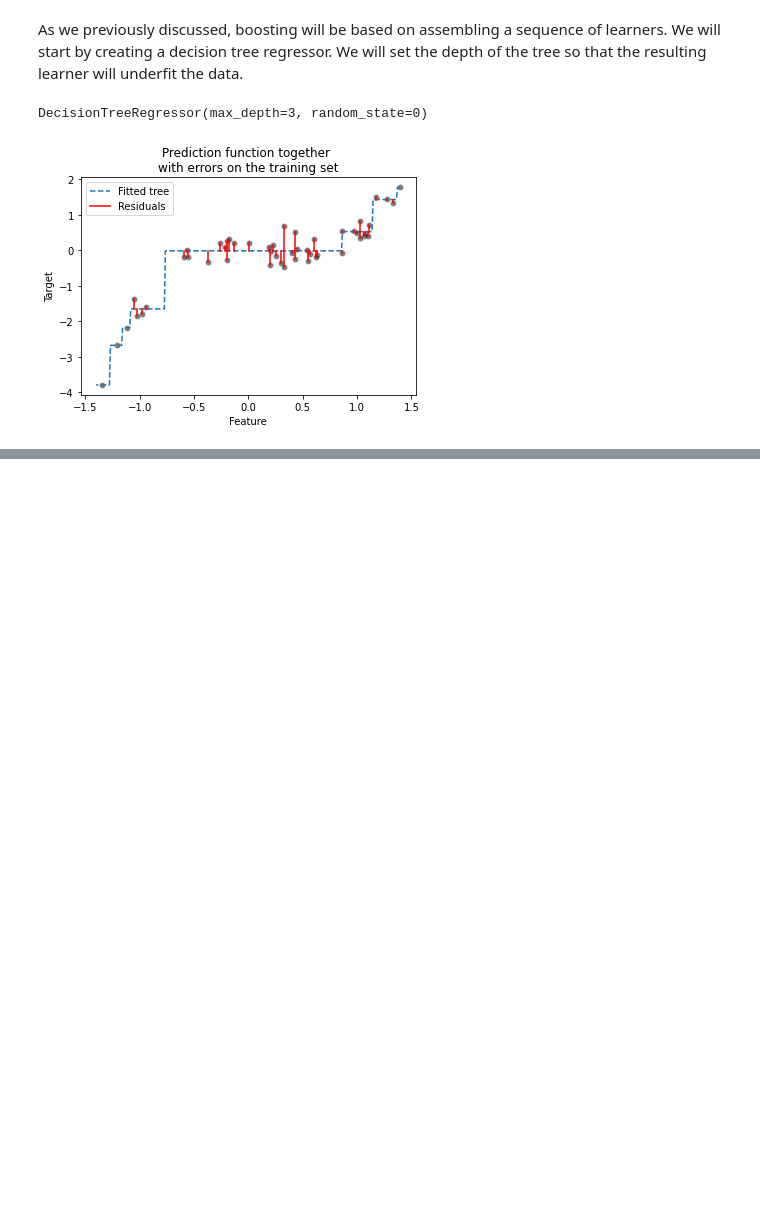
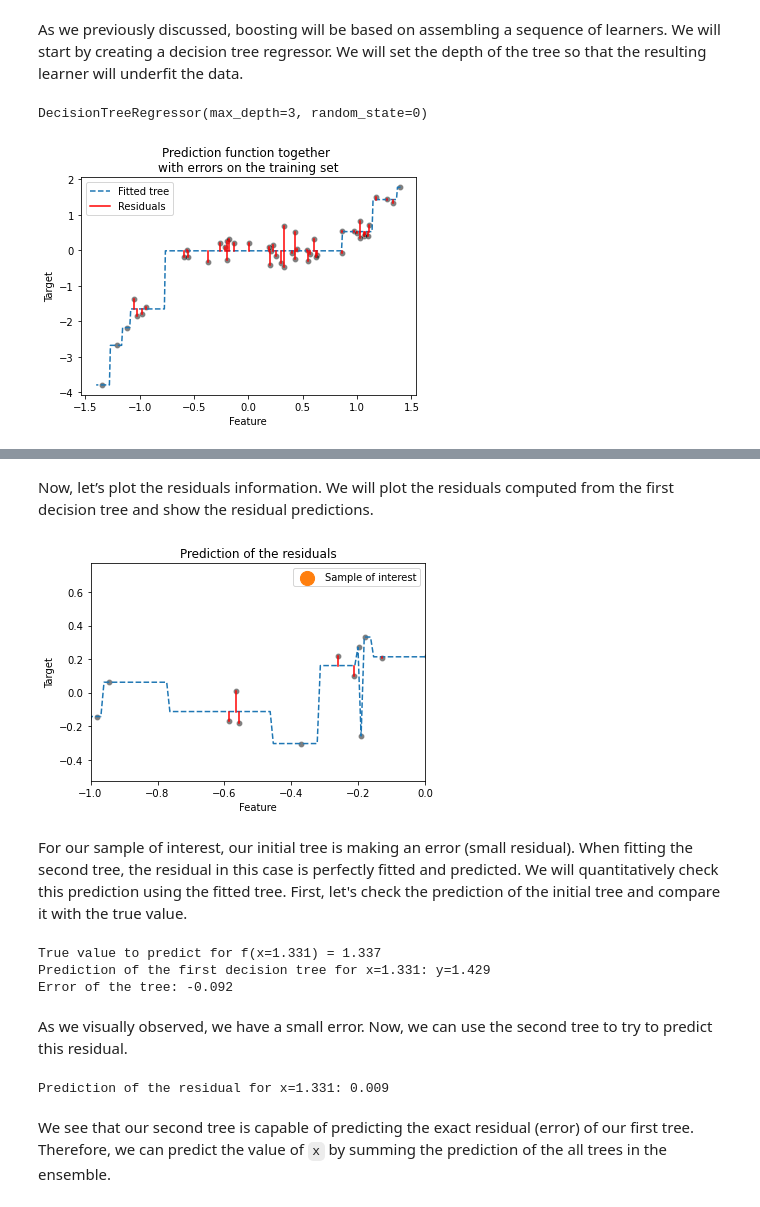
Before and after one commit to skacem/Learning-Machine-Learning, a Jupyter notebook: Scikit-learn/605_gbdt.ipynb, the cells around one changed output, grey strips where cells are left out. Cells and saved outputs as stored; diff of their text form; code cells hidden in the pictures; blank space fills up the shorter version.

```diff
--- a/Scikit-learn/605_gbdt.ipynb
+++ b/Scikit-learn/605_gbdt.ipynb
@@ -70,0 +130,46 @@ _ = plt.title("Prediction function together \nwith errors on the training set")
+# %% [markdown]
+Now, let’s plot the residuals information. We will plot the residuals computed from the first decision tree and show the residual predictions.
+# %%
+# Plot the previous information:
+#   * the residuals committed by the first tree
+#   * the residual predictions
+#   * the residuals of the residual predictions
+
+sns.scatterplot(x=data_train["Feature"], y=residuals,
+                color="black", alpha=0.5)
+plt.plot(data_test, target_test_predicted_residuals, "--")
+for value, true, predicted in zip(data_train["Feature"],
+                                  residuals,
+                                  target_train_predicted_residuals):
+    lines_residuals = plt.plot([value, value], [true, predicted], color="red")
+
+# Highlight the sample of interest
+plt.scatter(data_max, target_true_residual, label="Sample of interest",
+            color="tab:orange", s=200)
+plt.xlim([-1, 0])
+plt.legend()
+_ = plt.title("Prediction of the residuals")
+# %% [output]
+[figure, added]
+# %% [markdown]
+For our sample of interest, our initial tree is making an error (small residual). When fitting the second tree, the residual in this case is perfectly fitted and predicted. We will quantitatively check this prediction using the fitted tree. First, let's check the prediction of the initial tree and compare it with the true value.
+# %%
+print(f"True value to predict for f(x={data_max:.3f}) = {target_true:.3f}")
+
+y_pred_first_tree = tree.predict([[data_max]])[0]
+print(f"Prediction of the first decision tree for x={data_max:.3f}: "
+      f"y={y_pred_first_tree:.3f}")
+print(f"Error of the tree: {target_true - y_pred_first_tree:.3f}")
+# %% [output]
+True value to predict for f(x=1.331) = 1.337
+Prediction of the first decision tree for x=1.331: y=1.429
+Error of the tree: -0.092
+# %% [markdown]
+As we visually observed, we have a small error. Now, we can use the second tree to try to predict this residual.
+# %%
+print(f"Prediction of the residual for x={data_max:.3f}: "
+      f"{tree_residuals.predict([[data_max]])[0]:.3f}")
+# %% [output]
+Prediction of the residual for x=1.331: 0.009
+# %% [markdown]
+We see that our second tree is capable of predicting the exact residual (error) of our first tree. Therefore, we can predict the value of `x` by summing the prediction of the all trees in the ensemble.
```
Also changed, not shown: parts of 11 cells of this notebook.
